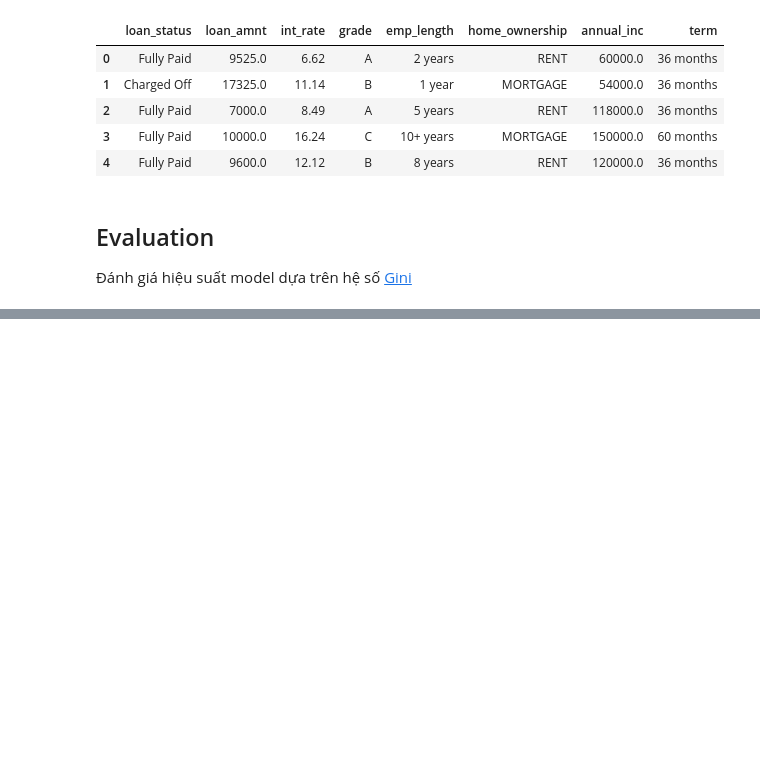
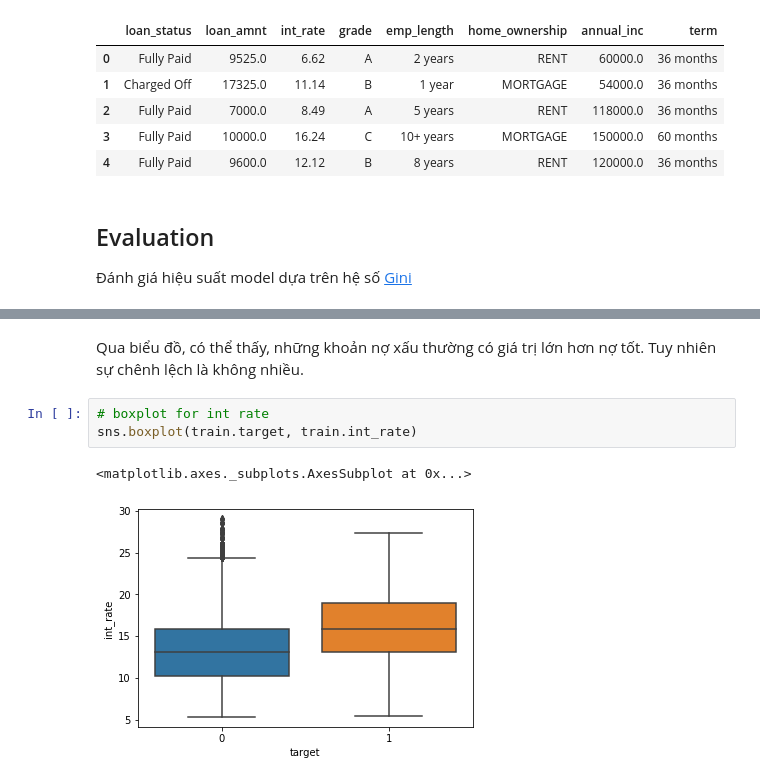
Before and after one commit to trungnt11/intern, a Jupyter notebook: intro.ipynb, the cells around one changed output, grey strips where cells are left out. Saved outputs shown, nothing was run; the diff lists cells and outputs as text; blank space fills up the shorter version.

```diff
--- a/intro.ipynb
+++ b/intro.ipynb
@@ -42,0 +132,8 @@ display(test.head())
+# %% [markdown]
+Qua biểu đồ, có thể thấy, những khoản nợ xấu thường có giá trị lớn hơn nợ tốt. Tuy nhiên sự chênh lệch là không nhiều.
+# %%
+# boxplot for int rate
+sns.boxplot(train.target, train.int_rate)
+# %% [output]
+<matplotlib.axes._subplots.AxesSubplot at 0x...>
+[figure, added]
```
Also changed, not shown: parts of 53 cells of this notebook.
